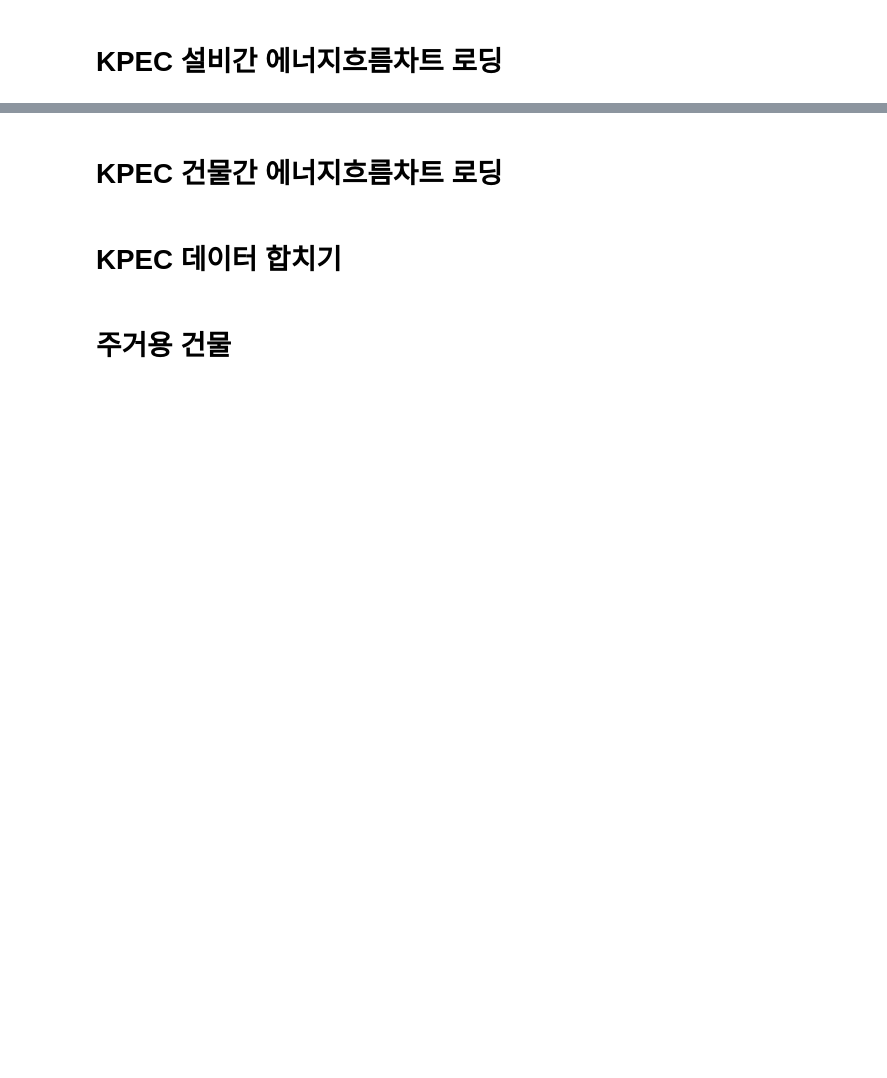
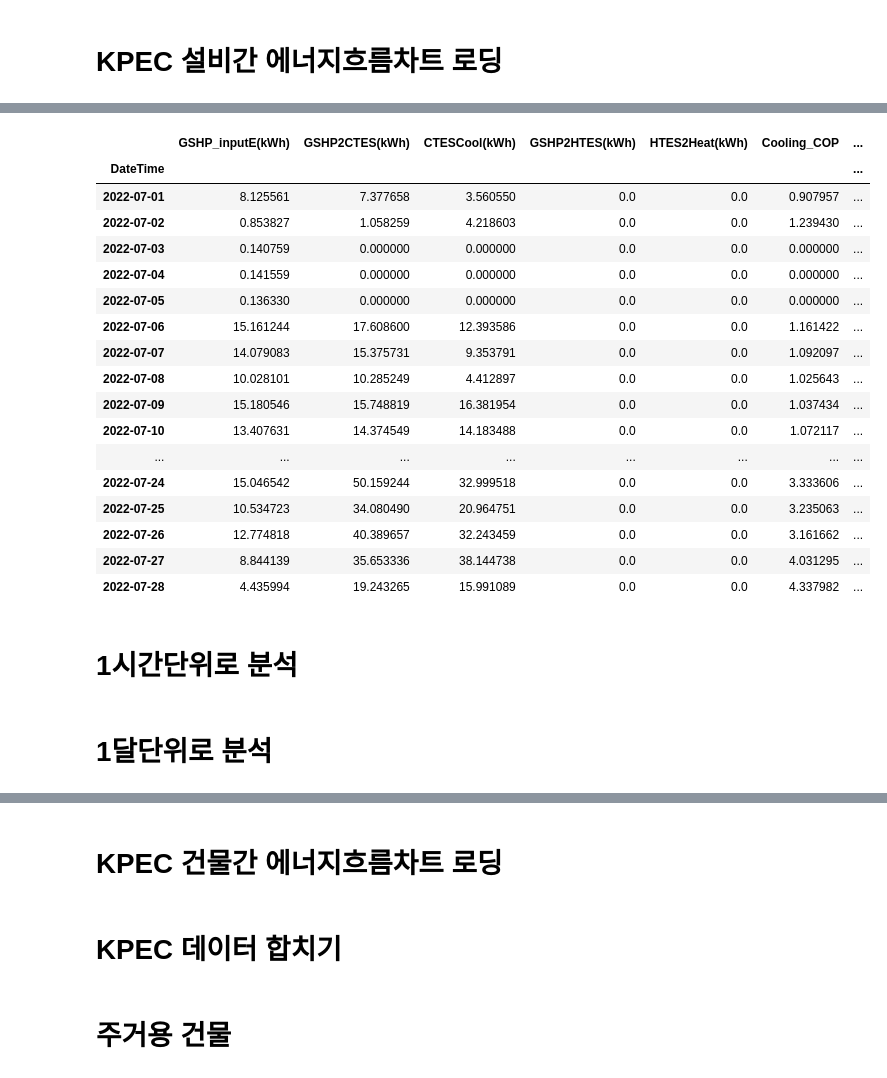
Before and after one commit to GwangwooHan/kpec, a Jupyter notebook: 220721 GTES.ipynb, the cells around one changed output, grey strips where cells are left out. Cells and saved outputs as stored; diff of their text form; code cells hidden in the pictures; blank space fills up the shorter version.

```diff
--- a/220721 GTES.ipynb
+++ b/220721 GTES.ipynb
@@ -128,0 +127,23 @@ df_gtes_winter.tail(30)
+# %%
+df_gshp_1d.loc['2022-07-01':'2022-07-31']
+# %% [output]
+|  | GSHP_inputE(kWh) | GSHP2CTES(kWh) | CTESCool(kWh) | GSHP2HTES(kWh) | HTES2Heat(kWh) | Cooling_COP | ... |
+| DateTime |  |  |  |  |  |  | ... |
+| 2022-07-01 | 8.125561 | 7.377658 | 3.560550 | 0.0 | 0.0 | 0.907957 | ... |
+| 2022-07-02 | 0.853827 | 1.058259 | 4.218603 | 0.0 | 0.0 | 1.239430 | ... |
+| 2022-07-03 | 0.140759 | 0.000000 | 0.000000 | 0.0 | 0.0 | 0.000000 | ... |
+| 2022-07-04 | 0.141559 | 0.000000 | 0.000000 | 0.0 | 0.0 | 0.000000 | ... |
+| 2022-07-05 | 0.136330 | 0.000000 | 0.000000 | 0.0 | 0.0 | 0.000000 | ... |
+| 2022-07-06 | 15.161244 | 17.608600 | 12.393586 | 0.0 | 0.0 | 1.161422 | ... |
+| 2022-07-07 | 14.079083 | 15.375731 | 9.353791 | 0.0 | 0.0 | 1.092097 | ... |
+| 2022-07-08 | 10.028101 | 10.285249 | 4.412897 | 0.0 | 0.0 | 1.025643 | ... |
+| 2022-07-09 | 15.180546 | 15.748819 | 16.381954 | 0.0 | 0.0 | 1.037434 | ... |
+| 2022-07-10 | 13.407631 | 14.374549 | 14.183488 | 0.0 | 0.0 | 1.072117 | ... |
+| ... | ... | ... | ... | ... | ... | ... | ... |
+| 2022-07-24 | 15.046542 | 50.159244 | 32.999518 | 0.0 | 0.0 | 3.333606 | ... |
+| 2022-07-25 | 10.534723 | 34.080490 | 20.964751 | 0.0 | 0.0 | 3.235063 | ... |
+| 2022-07-26 | 12.774818 | 40.389657 | 32.243459 | 0.0 | 0.0 | 3.161662 | ... |
+| 2022-07-27 | 8.844139 | 35.653336 | 38.144738 | 0.0 | 0.0 | 4.031295 | ... |
+| 2022-07-28 | 4.435994 | 19.243265 | 15.991089 | 0.0 | 0.0 | 4.337982 | ... |
+# %% [markdown]
+# 1시간단위로 분석
@@ -128,0 +166,2 @@ df_gtes_winter.tail(30)
+# %% [markdown]
+# 1달단위로 분석
```
Also changed, not shown: parts of 22 cells of this notebook.
